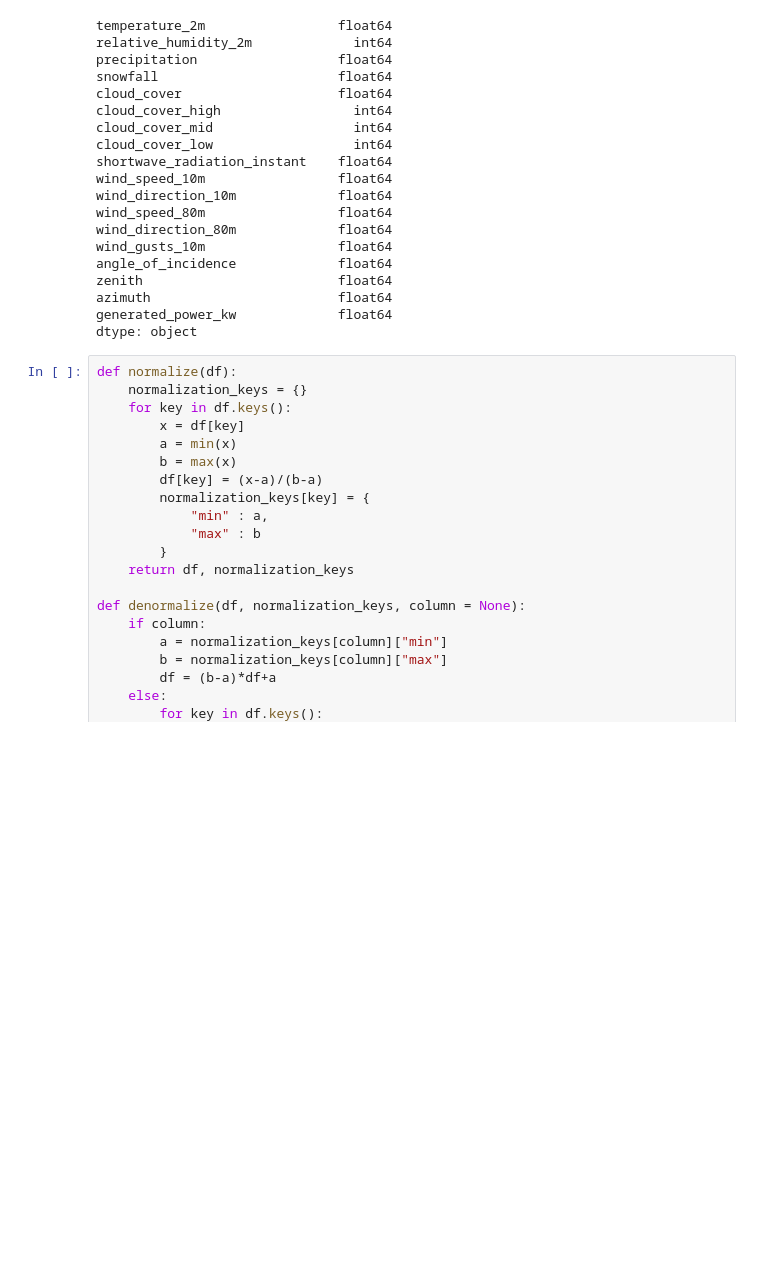
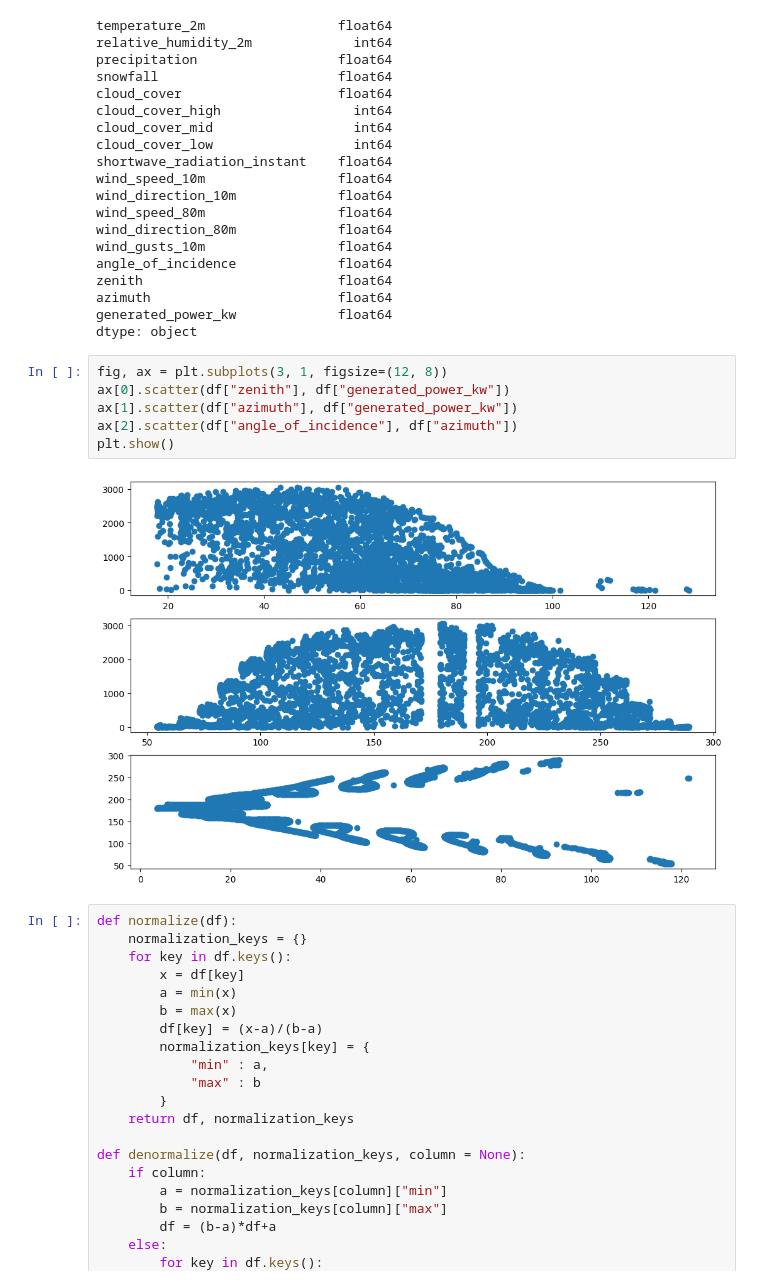
Before and after one commit to ArnoutCoenegrachtsPXL/IMP_Group1, a Jupyter notebook: Jupyter/DataExploration.ipynb, the cells around one changed output. Drawn from its saved outputs; the diff is of its cells as text; blank space fills up the shorter version.

```diff
--- a/Jupyter/DataExploration.ipynb
+++ b/Jupyter/DataExploration.ipynb
@@ -189,6 +189,14 @@ zenith                         float64
 azimuth                        float64
 generated_power_kw             float64
 dtype: object
+# %%
+fig, ax = plt.subplots(3, 1, figsize=(12, 8))
+ax[0].scatter(df["zenith"], df["generated_power_kw"])
+ax[1].scatter(df["azimuth"], df["generated_power_kw"])
+ax[2].scatter(df["angle_of_incidence"], df["azimuth"])
+plt.show()
+# %% [output]
+[figure, added]
 # %%
 def normalize(df):
     normalization_keys = {}
```
Also changed, not shown: parts of 4 cells of this notebook, 6 other files.
